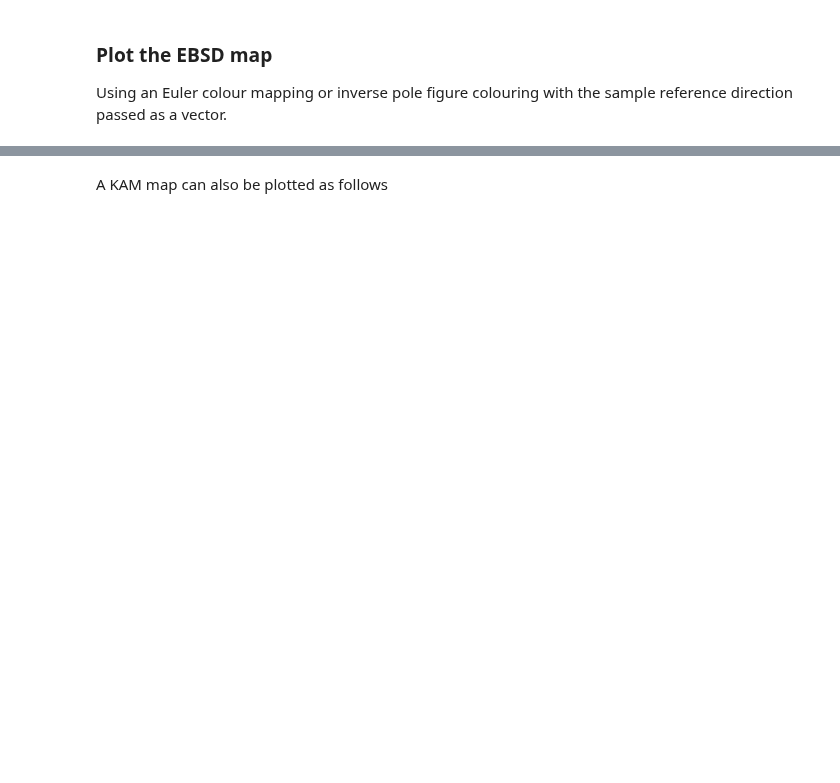
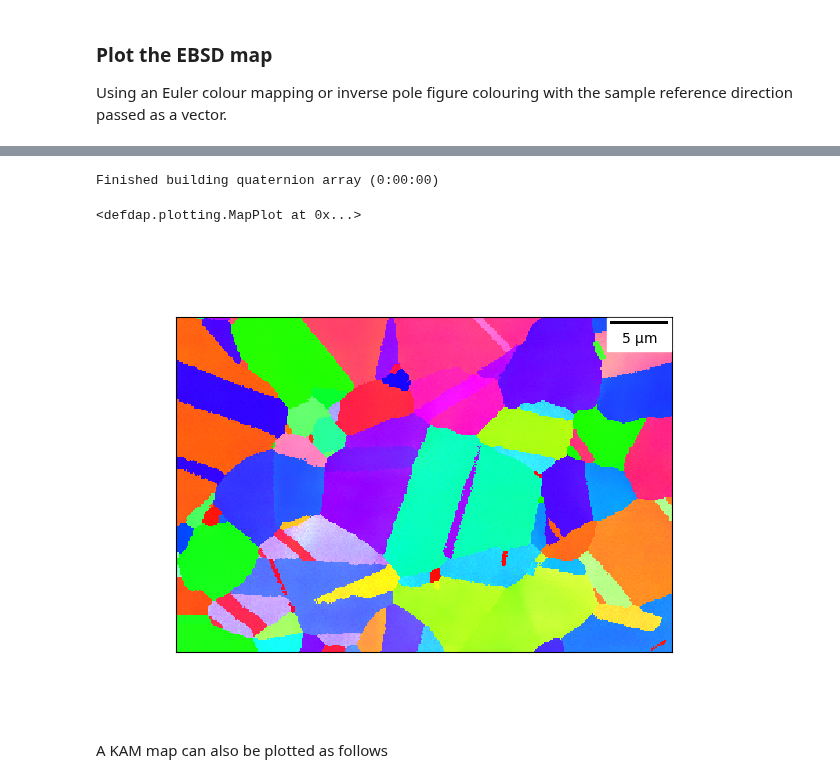
Before and after one commit to MechMicroMan/DefDAP, a Jupyter notebook: example_notebook.ipynb, the cells around one changed output, grey strips where cells are left out. Saved outputs shown, nothing was run; the diff lists cells and outputs as text; code cells hidden in the pictures; blank space fills up the shorter version.

```diff
--- a/example_notebook.ipynb
+++ b/example_notebook.ipynb
@@ -78,3 +113,9 @@ ebsdMap.plotIPFMap([1,0,0], plotScaleBar=True)
+# %%
+ebsd_map.plot_map('orientation', 'IPF_x', plotScaleBar=True)
+# %% [output]
+Finished building quaternion array (0:00:00)
+<defdap.plotting.MapPlot at 0x...>
+[figure, added]
 # %% [markdown]
 A KAM map can also be plotted as follows
 # %%
```
Also changed, not shown: parts of 29 cells of this notebook.
